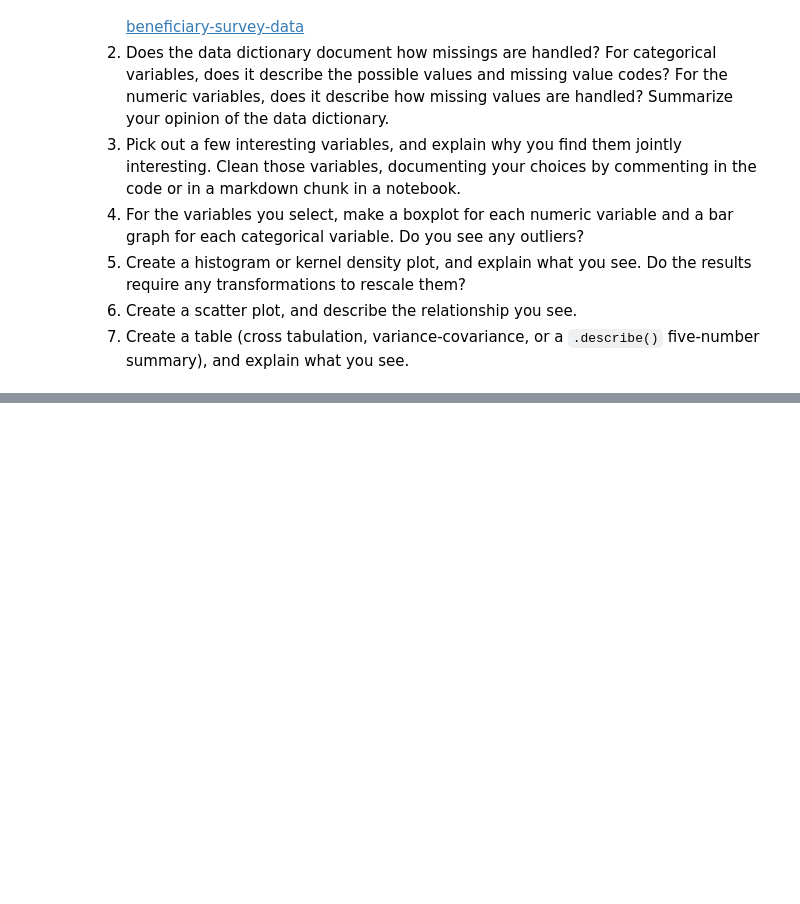
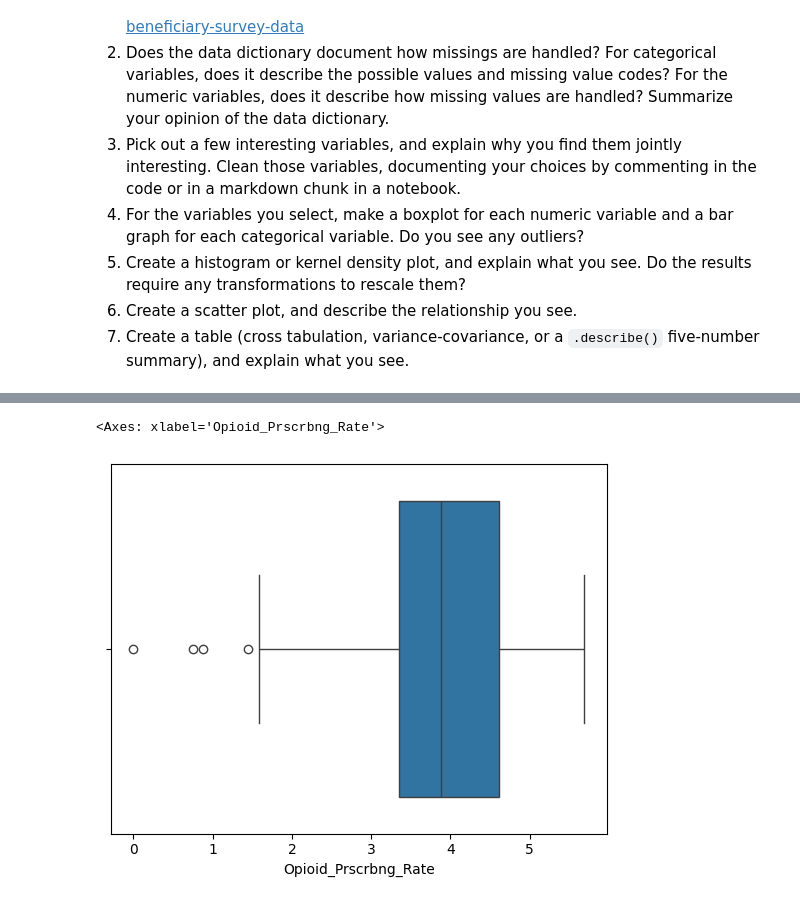
Before and after one commit to EBaner/visualization, a Jupyter notebook: assignment/assignment.ipynb, the cells around one changed output, grey strips where cells are left out. Drawn from its saved outputs; the diff is of its cells as text; code cells hidden in the pictures; blank space fills up the shorter version.

```diff
--- a/assignment/assignment.ipynb
+++ b/assignment/assignment.ipynb
@@ -437,0 +465,5 @@ When looking at the graphs it seems that the rich pay more than thier fair share
+# %%
+sns.boxplot(x=df['Opioid_Prscrbng_Rate'])
+# %% [output]
+<Axes: xlabel='Opioid_Prscrbng_Rate'>
+[figure, added]
```
Also changed, not shown: parts of 12 cells of this notebook.
